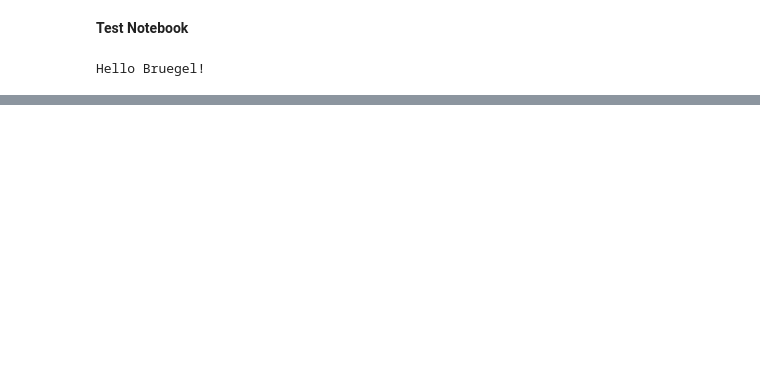
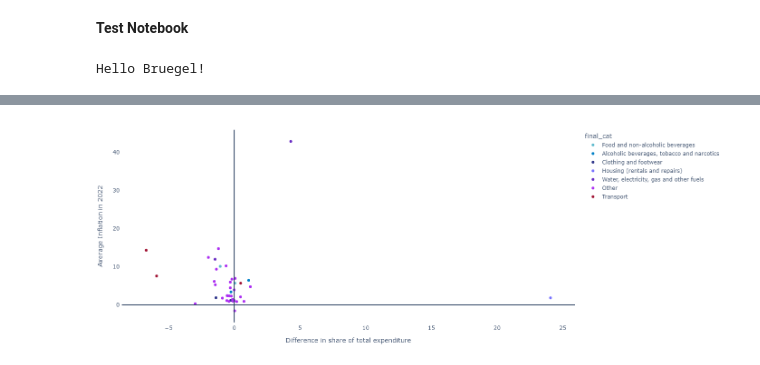
Before and after one commit to lennardwelslau/bruegel-test, a Jupyter notebook: bruegel_dataviz_test.ipynb, the cells around one changed output, grey strips where cells are left out. Cells and saved outputs as stored; diff of their text form; code cells hidden in the pictures; blank space fills up the shorter version.

```diff
--- a/bruegel_dataviz_test.ipynb
+++ b/bruegel_dataviz_test.ipynb
@@ -52,0 +84,30 @@ fig.write_html("factors.html")
+# %%
+fig = px.scatter(
+    quadrants,
+    x="Difference in share of total expenditure",
+    y="Average Inflation in 2022",
+    color="final_cat",
+    color_discrete_sequence=bruegel_colors,
+    hover_data=["coicop_label","Average Inflation in 2022","Difference in share of total expenditure",])
+
+fig.add_hline(y=0)
+fig.add_vrect(x0=0, x1=0)
+
+fig.update_layout(
+    autosize=False,
+    width=800,
+    height=500,
+    margin=dict(
+        l=20,
+        r=100,
+        b=20,
+        t=20,
+        pad=4
+    ),
+    plot_bgcolor="#FFFFFF"
+)
+
+fig.show()
+fig.write_html("quadrants.html")
+# %% [output]
+[figure, added]
```
Also changed, not shown: parts of 5 cells of this notebook.
